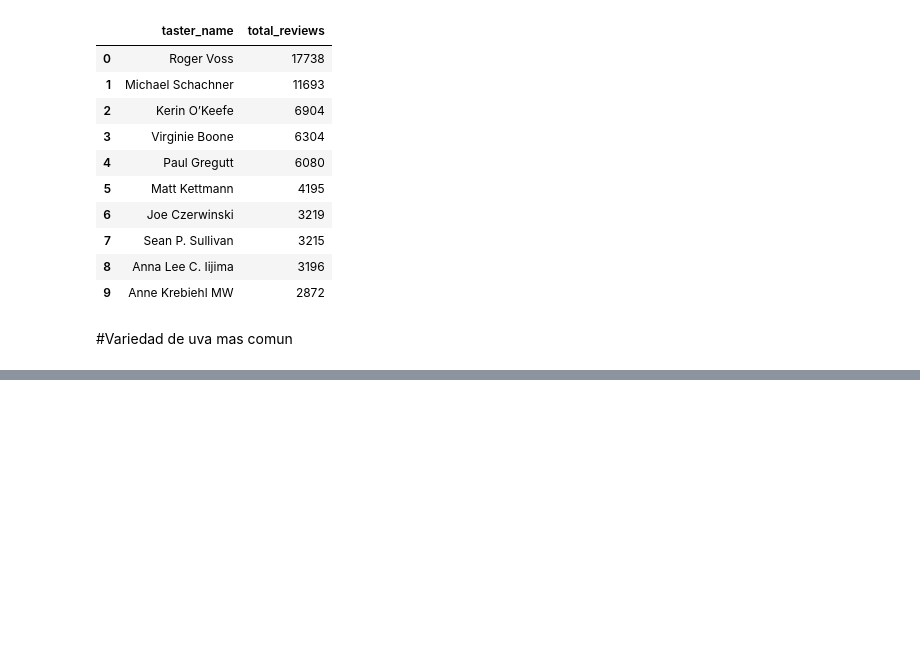
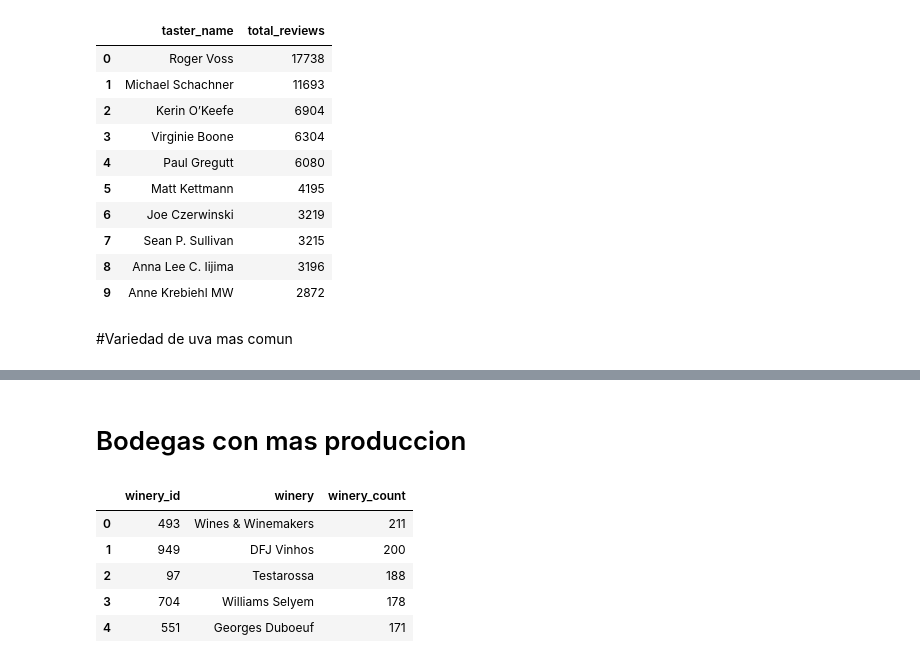
Before and after one commit to fowardelcac/Tp2_sem, a Jupyter notebook: proccess_df_to_ddb.ipynb, the cells around one changed output, grey strips where cells are left out. Drawn from its saved outputs; the diff is of its cells as text; code cells hidden in the pictures; blank space fills up the shorter version.

```diff
--- a/proccess_df_to_ddb.ipynb
+++ b/proccess_df_to_ddb.ipynb
@@ -353,0 +359,22 @@ pd.read_sql(query, conexion)
+# %% [markdown]
+# Bodegas con mas produccion
+# %%
+query = """
+SELECT
+    wine.winery_id,
+    winery.winery,
+    COUNT(*) AS winery_count
+FROM wine
+JOIN winery ON wine.winery_id = winery.winery_id
+GROUP BY wine.winery_id, winery.winery_id
+ORDER BY winery_count DESC
+LIMIT 5;
+"""
+pd.read_sql(query, conexion)
+# %% [output]
+|  | winery_id | winery | winery_count |
+| 0 | 493 | Wines & Winemakers | 211 |
+| 1 | 949 | DFJ Vinhos | 200 |
+| 2 | 97 | Testarossa | 188 |
+| 3 | 704 | Williams Selyem | 178 |
+| 4 | 551 | Georges Duboeuf | 171 |
```
Also changed, not shown: parts of 3 cells of this notebook.
